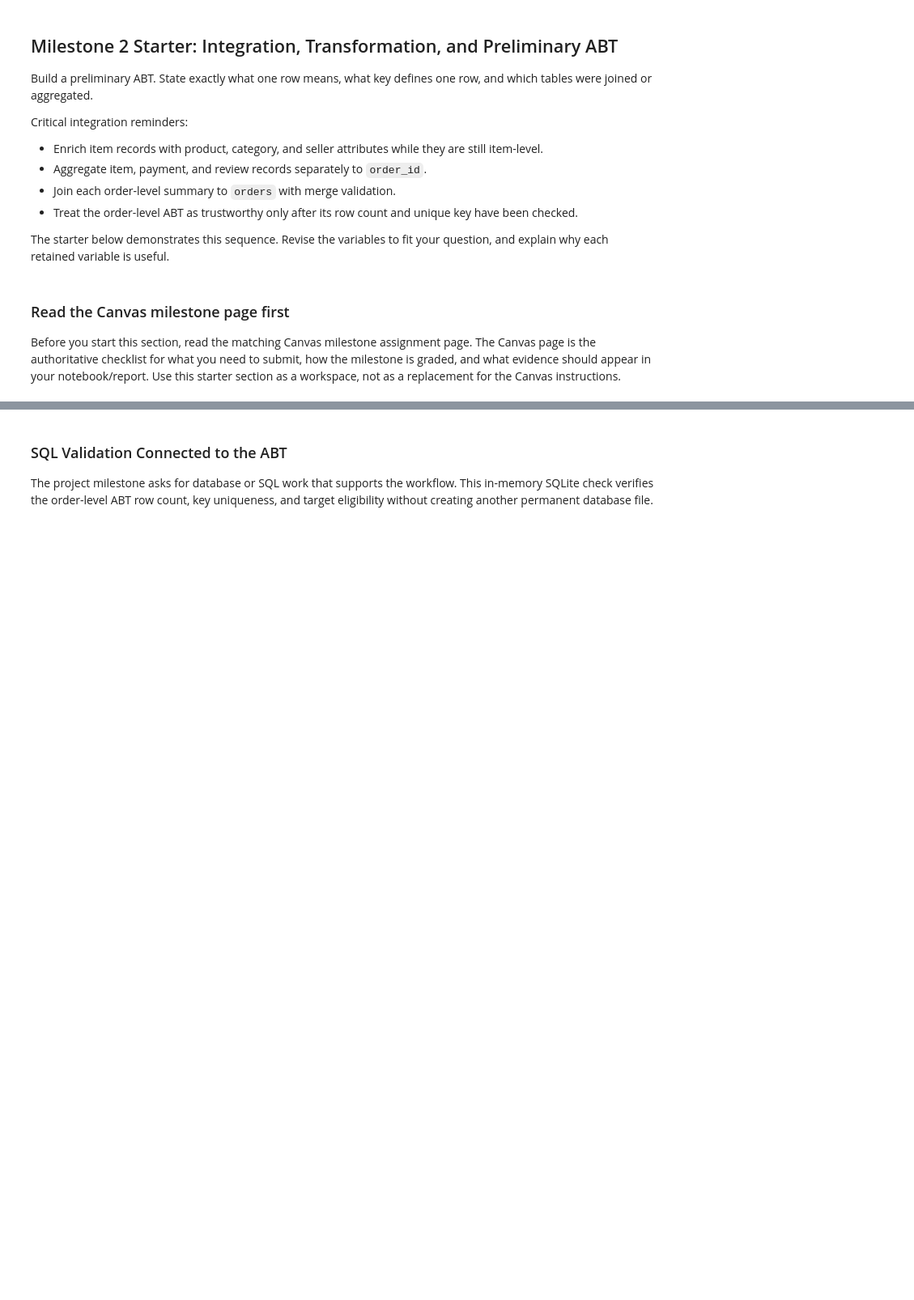
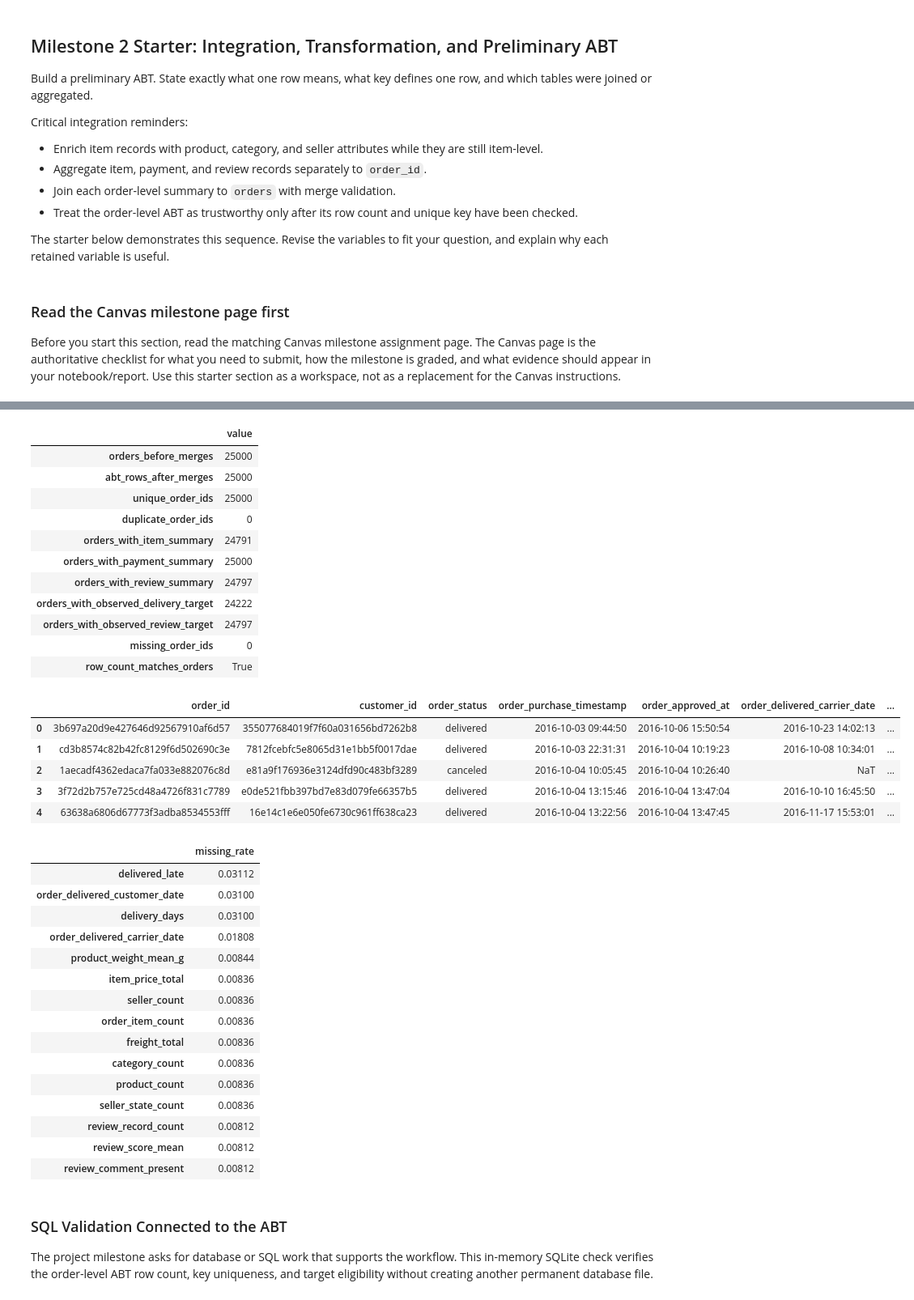
Before and after one commit to emri07/BAN6003_Opt2_O-list_Project_Emri_Rodriguez, a Jupyter notebook: notebooks/olist_project_starter.ipynb, the cells around one changed output, grey strips where cells are left out. Shown at 81% size. Saved outputs shown, nothing was run; the diff lists cells and outputs as text; code cells hidden in the pictures; blank space fills up the shorter version.

```diff
--- a/notebooks/olist_project_starter.ipynb
+++ b/notebooks/olist_project_starter.ipynb
@@ -384,0 +616,13 @@ Use this cell to document the ABT design required by the Canvas Milestone 2 page
+# %%
+# data for SQL
+
+orders = pd.read_csv("../data/orders.csv")
+order_items = pd.read_csv("../data/order_items.csv")
+products = pd.read_csv("../data/products.csv")
+sellers = pd.read_csv("../data/sellers.csv")
+order_payments = pd.read_csv("../data/order_payments.csv")
+order_reviews = pd.read_csv("../data/order_reviews.csv")
+customers = pd.read_csv("../data/customers.csv")
+product_category_name_translation = pd.read_csv(
+    "../data/product_category_name_translation.csv"
+)
@@ -470,6 +739,19 @@ abt = (
     .merge(review_summary, on="order_id", how="left", validate="one_to_one")
 )
 
+# Coverting: date
+
+date_columns = [
+    "order_purchase_timestamp",
+    "order_approved_at",
+    "order_delivered_carrier_date",
+    "order_delivered_customer_date",
+    "order_estimated_delivery_date",
+]
+
+for col in date_columns:
+    abt[col] = pd.to_datetime(abt[col], errors="coerce")
+
 abt["purchase_month"] = abt["order_purchase_timestamp"].dt.month
 abt["purchase_dayofweek"] = abt["order_purchase_timestamp"].dt.dayofweek
 abt["promised_delivery_days"] = (
@@ -498,19 +780,56 @@ abt.loc[review_outcome_observed, "high_review_score"] = (
 # %%
 abt_validation = pd.Series({
     "orders_before_merges": len(orders),
     "abt_rows_after_merges": len(abt),
     "unique_order_ids": abt["order_id"].nunique(),
     "duplicate_order_ids": abt["order_id"].duplicated().sum(),
     "orders_with_item_summary": abt["order_item_count"].notna().sum(),
     "orders_with_payment_summary": abt["payment_total"].notna().sum(),
     "orders_with_review_summary": abt["review_score_mean"].notna().sum(),
     "orders_with_observed_delivery_target": abt["delivered_late"].notna().sum(),
     "orders_with_observed_review_target": abt["high_review_score"].notna().sum(),
+    "missing_order_ids": abt["order_id"].isna().sum(),
+    "row_count_matches_orders": len(abt) == len(orders), #checking one row per order
 })
 
 display(abt_validation.to_frame("value"))
 display(abt.head())
 display(abt.isna().mean().sort_values(ascending=False).head(15).to_frame("missing_rate"))
+# %% [output]
+|  | value |
+| orders_before_merges | 25000 |
+| abt_rows_after_merges | 25000 |
+| unique_order_ids | 25000 |
+| duplicate_order_ids | 0 |
+| orders_with_item_summary | 24791 |
+| orders_with_payment_summary | 25000 |
+| orders_with_review_summary | 24797 |
+| orders_with_observed_delivery_target | 24222 |
+| orders_with_observed_review_target | 24797 |
+| missing_order_ids | 0 |
+| row_count_matches_orders | True |
+|  | order_id | customer_id | order_status | order_purchase_timestamp | order_approved_at | order_delivered_carrier_date | ... |
+| 0 | 3b697a20d9e427646d92567910af6d57 | 355077684019f7f60a031656bd7262b8 | delivered | 2016-10-03 09:44:50 | 2016-10-06 15:50:54 | 2016-10-23 14:02:13 | ... |
+| 1 | cd3b8574c82b42fc8129f6d502690c3e | 7812fcebfc5e8065d31e1bb5f0017dae | delivered | 2016-10-03 22:31:31 | 2016-10-04 10:19:23 | 2016-10-08 10:34:01 | ... |
+| 2 | 1aecadf4362edaca7fa033e882076c8d | e81a9f176936e3124dfd90c483bf3289 | canceled | 2016-10-04 10:05:45 | 2016-10-04 10:26:40 | NaT | ... |
+| 3 | 3f72d2b757e725cd48a4726f831c7789 | e0de521fbb397bd7e83d079fe66357b5 | delivered | 2016-10-04 13:15:46 | 2016-10-04 13:47:04 | 2016-10-10 16:45:50 | ... |
+| 4 | 63638a6806d67773f3adba8534553fff | 16e14c1e6e050fe6730c961ff638ca23 | delivered | 2016-10-04 13:22:56 | 2016-10-04 13:47:45 | 2016-11-17 15:53:01 | ... |
+|  | missing_rate |
+| delivered_late | 0.03112 |
+| order_delivered_customer_date | 0.03100 |
+| delivery_days | 0.03100 |
+| order_delivered_carrier_date | 0.01808 |
+| product_weight_mean_g | 0.00844 |
+| item_price_total | 0.00836 |
+| seller_count | 0.00836 |
+| order_item_count | 0.00836 |
+| freight_total | 0.00836 |
+| category_count | 0.00836 |
+| product_count | 0.00836 |
+| seller_state_count | 0.00836 |
+| review_record_count | 0.00812 |
+| review_score_mean | 0.00812 |
+| review_comment_present | 0.00812 |
 # %% [markdown]
 ### SQL Validation Connected to the ABT
 
```
Also changed, not shown: parts of 16 cells of this notebook.
